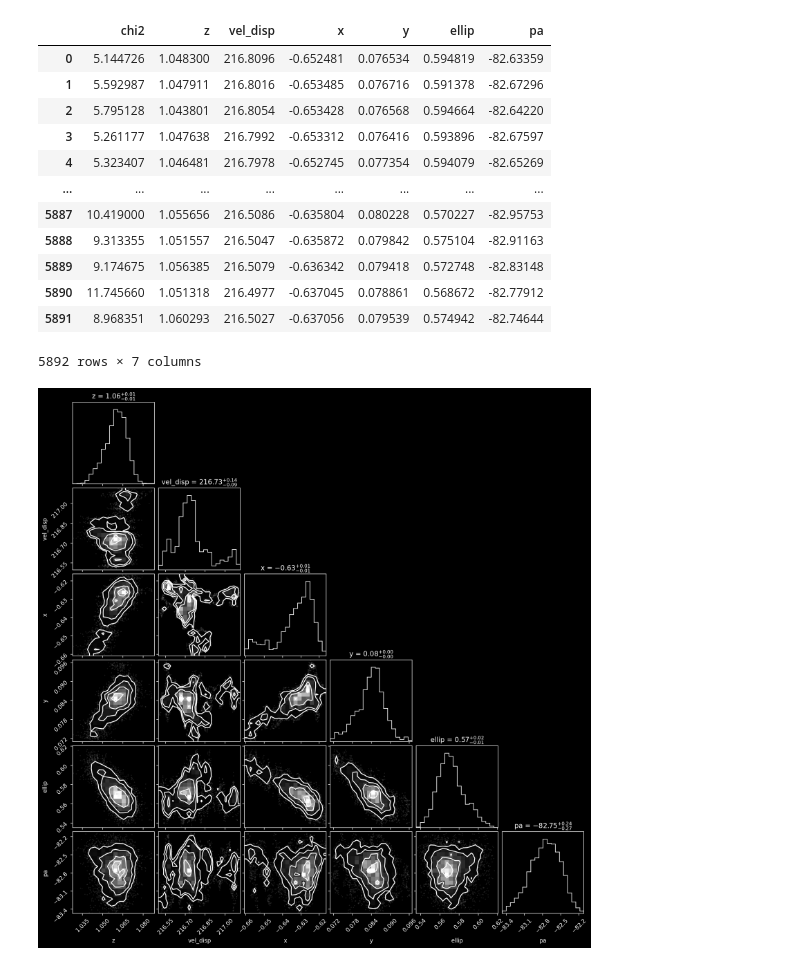
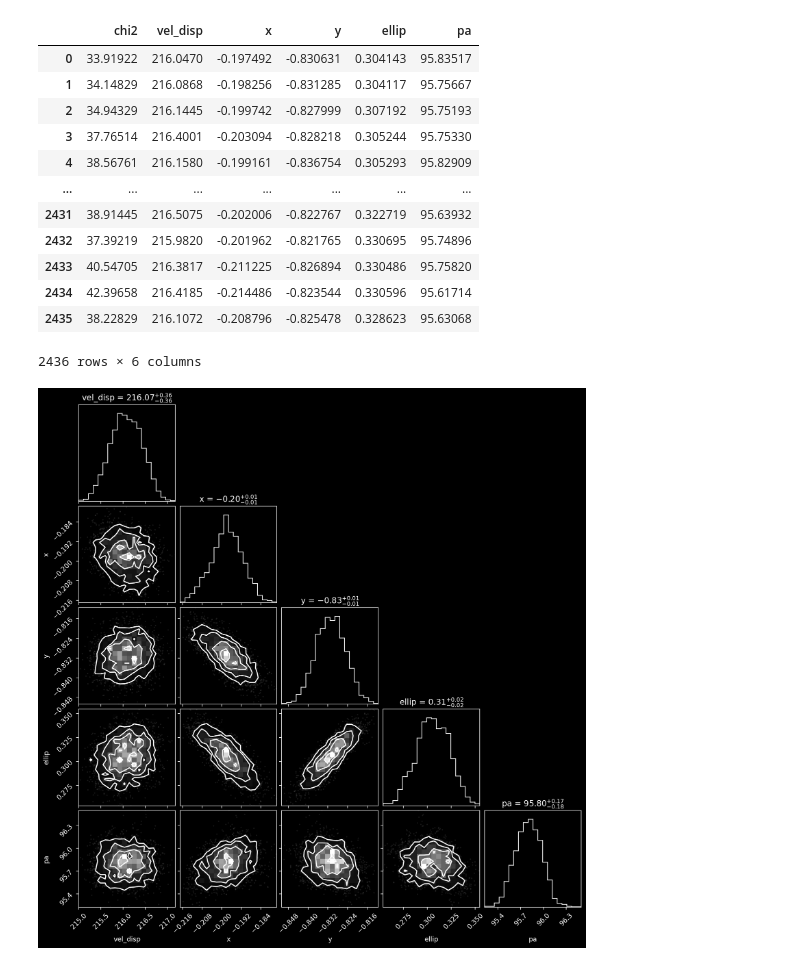
Before and after one commit to romms921/LensSuite, a Jupyter notebook: Python Files/corner.ipynb, the cells around one changed output. Drawn from its saved outputs; the diff is of its cells as text; code cells hidden in the pictures.

Commit message:
J0924 mcmc run

```diff
--- a/Python Files/corner.ipynb
+++ b/Python Files/corner.ipynb
@@ -9,26 +9,26 @@ import corner
 import ast
 # %%
 # Make the corner plot for the MCMC results
-system_name = 'J0803'
+system_name = 'J0924'
 model_ver = 'sie'
 mcmc_samples_path = f'../{system_name}/mcmc/{model_ver}_mcmc.dat'
-samples = pd.read_csv(mcmc_samples_path, delim_whitespace=True, header=None, names=['chi2', 'z', 'vel_disp', 'x', 'y', 'ellip', 'pa' ])
+samples = pd.read_csv(mcmc_samples_path, delim_whitespace=True, header=None, names=['chi2', 'vel_disp', 'x', 'y', 'ellip', 'pa' ])
 # %%
 samples
 # %% [output]
-|  | chi2 | z | vel_disp | x | y | ellip | pa |
-| 0 | 5.144726 | 1.048300 | 216.8096 | -0.652481 | 0.076534 | 0.594819 | -82.63359 |
-| 1 | 5.592987 | 1.047911 | 216.8016 | -0.653485 | 0.076716 | 0.591378 | -82.67296 |
-| 2 | 5.795128 | 1.043801 | 216.8054 | -0.653428 | 0.076568 | 0.594664 | -82.64220 |
-| 3 | 5.261177 | 1.047638 | 216.7992 | -0.653312 | 0.076416 | 0.593896 | -82.67597 |
-| 4 | 5.323407 | 1.046481 | 216.7978 | -0.652745 | 0.077354 | 0.594079 | -82.65269 |
-| ... | ... | ... | ... | ... | ... | ... | ... |
-| 5887 | 10.419000 | 1.055656 | 216.5086 | -0.635804 | 0.080228 | 0.570227 | -82.95753 |
-| 5888 | 9.313355 | 1.051557 | 216.5047 | -0.635872 | 0.079842 | 0.575104 | -82.91163 |
-| 5889 | 9.174675 | 1.056385 | 216.5079 | -0.636342 | 0.079418 | 0.572748 | -82.83148 |
-| 5890 | 11.745660 | 1.051318 | 216.4977 | -0.637045 | 0.078861 | 0.568672 | -82.77912 |
-| 5891 | 8.968351 | 1.060293 | 216.5027 | -0.637056 | 0.079539 | 0.574942 | -82.74644 |
+|  | chi2 | vel_disp | x | y | ellip | pa |
+| 0 | 33.91922 | 216.0470 | -0.197492 | -0.830631 | 0.304143 | 95.83517 |
+| 1 | 34.14829 | 216.0868 | -0.198256 | -0.831285 | 0.304117 | 95.75667 |
+| 2 | 34.94329 | 216.1445 | -0.199742 | -0.827999 | 0.307192 | 95.75193 |
+| 3 | 37.76514 | 216.4001 | -0.203094 | -0.828218 | 0.305244 | 95.75330 |
+| 4 | 38.56761 | 216.1580 | -0.199161 | -0.836754 | 0.305293 | 95.82909 |
+| ... | ... | ... | ... | ... | ... | ... |
+| 2431 | 38.91445 | 216.5075 | -0.202006 | -0.822767 | 0.322719 | 95.63932 |
+| 2432 | 37.39219 | 215.9820 | -0.201962 | -0.821765 | 0.330695 | 95.74896 |
+| 2433 | 40.54705 | 216.3817 | -0.211225 | -0.826894 | 0.330486 | 95.75820 |
+| 2434 | 42.39658 | 216.4185 | -0.214486 | -0.823544 | 0.330596 | 95.61714 |
+| 2435 | 38.22829 | 216.1072 | -0.208796 | -0.825478 | 0.328623 | 95.63068 |
-5892 rows × 7 columns
+2436 rows × 6 columns
 # %%
 masked_samples = samples.drop(columns=['chi2']).to_numpy()
 # %%
@@ -38,8 +38,8 @@ masked_samples = samples.drop(columns=['chi2']).to_numpy()
 # masked_samples
 # %%
 # Remove the first column when loading the samples, as it is the accepted/rejected column
-labels = ['z', 'vel_disp', 'x', 'y', 'ellip', 'pa']
+labels = ['vel_disp', 'x', 'y', 'ellip', 'pa']
 fig = corner.corner(masked_samples, labels=labels, show_titles=True)
 plt.savefig(f'../{system_name}/mcmc/{model_ver}_corner.png')
 # %% [output]
-[figure, old version]
+[figure, new version]
```
Also changed, not shown: 9 other files.
